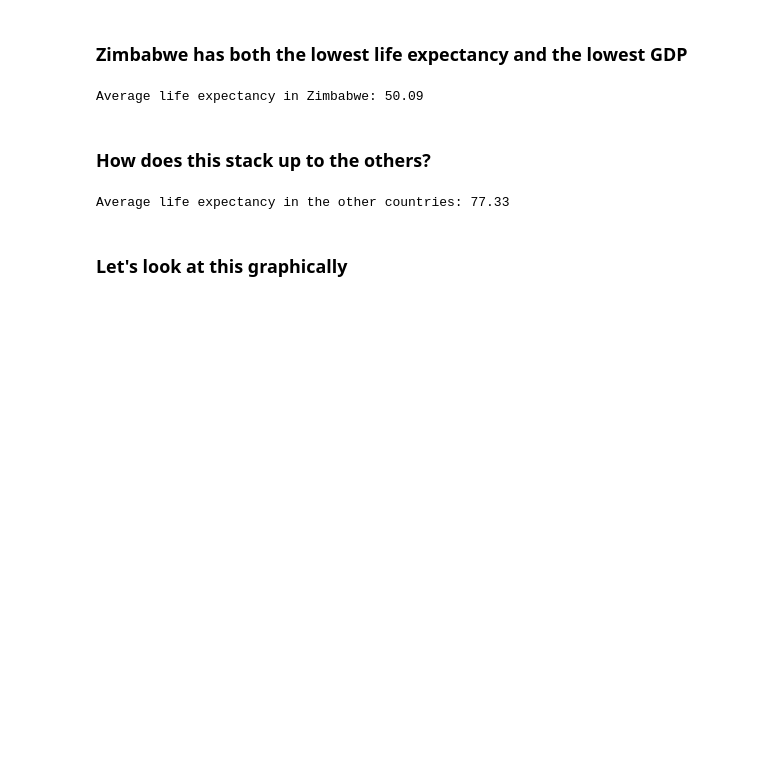
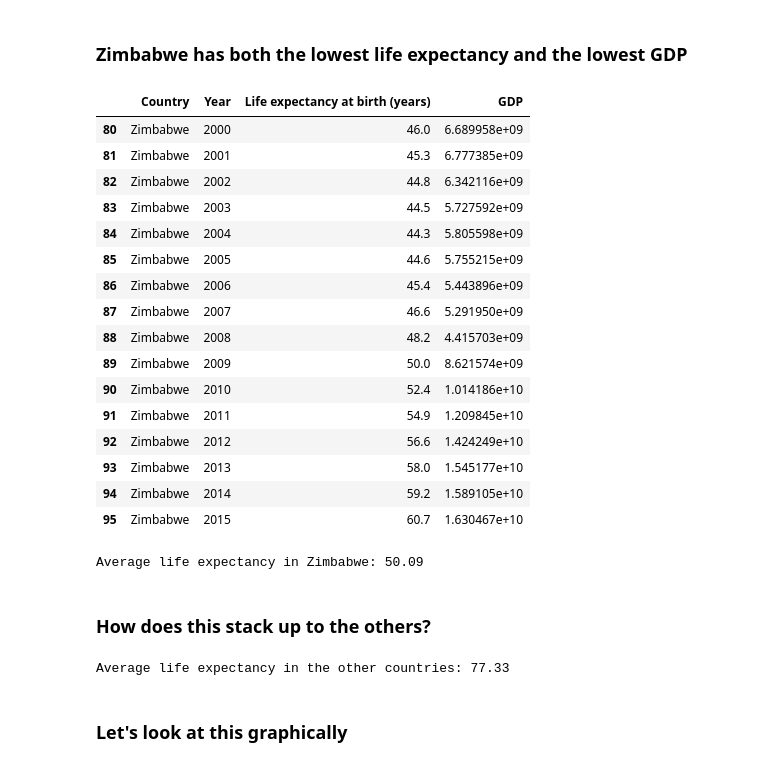
Before and after one commit to clccode/Life-Expectancy-and-GDP, a Jupyter notebook: life_expectancy_gdp.ipynb, the cells around one changed output. Drawn from its saved outputs; the diff is of its cells as text; code cells hidden in the pictures; blank space fills up the shorter version.

```diff
--- a/life_expectancy_gdp.ipynb
+++ b/life_expectancy_gdp.ipynb
@@ -54,5 +60,26 @@ plt.show()
 # %% [markdown]
 ### Zimbabwe has both the lowest life expectancy and the lowest GDP
+# %%
+# Let's look at Zimbabwe specifically
+zw
+# %% [output]
+|  | Country | Year | Life expectancy at birth (years) | GDP |
+| 80 | Zimbabwe | 2000 | 46.0 | 6.689958e+09 |
+| 81 | Zimbabwe | 2001 | 45.3 | 6.777385e+09 |
+| 82 | Zimbabwe | 2002 | 44.8 | 6.342116e+09 |
+| 83 | Zimbabwe | 2003 | 44.5 | 5.727592e+09 |
+| 84 | Zimbabwe | 2004 | 44.3 | 5.805598e+09 |
+| 85 | Zimbabwe | 2005 | 44.6 | 5.755215e+09 |
+| 86 | Zimbabwe | 2006 | 45.4 | 5.443896e+09 |
+| 87 | Zimbabwe | 2007 | 46.6 | 5.291950e+09 |
+| 88 | Zimbabwe | 2008 | 48.2 | 4.415703e+09 |
+| 89 | Zimbabwe | 2009 | 50.0 | 8.621574e+09 |
+| 90 | Zimbabwe | 2010 | 52.4 | 1.014186e+10 |
+| 91 | Zimbabwe | 2011 | 54.9 | 1.209845e+10 |
+| 92 | Zimbabwe | 2012 | 56.6 | 1.424249e+10 |
+| 93 | Zimbabwe | 2013 | 58.0 | 1.545177e+10 |
+| 94 | Zimbabwe | 2014 | 59.2 | 1.589105e+10 |
+| 95 | Zimbabwe | 2015 | 60.7 | 1.630467e+10 |
 # %%
 # Average life expectancy in Zimbabwe
 zw_le = zw['Life expectancy at birth (years)']
```
Also changed, not shown: parts of 6 cells of this notebook, 5 other files.
